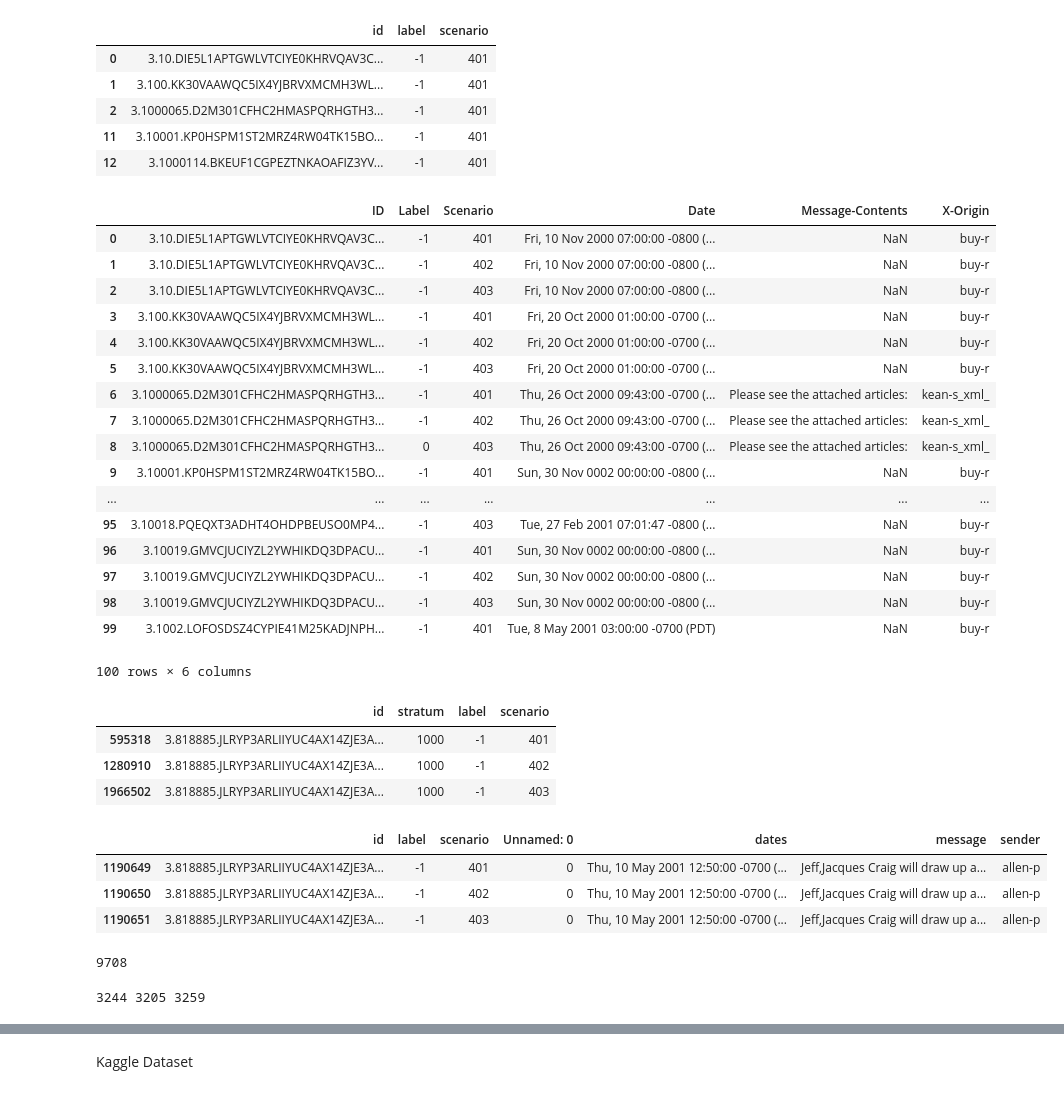
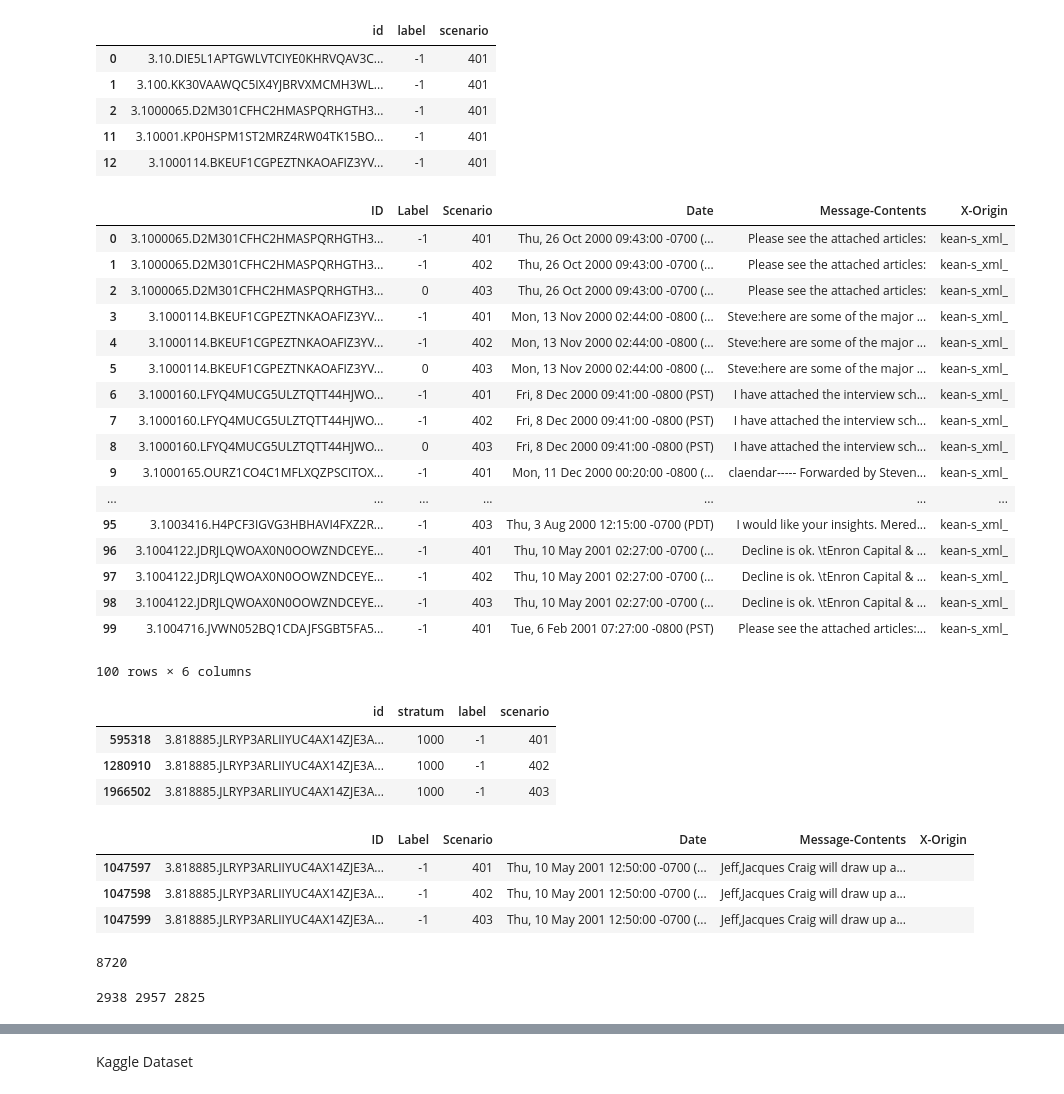
Before and after one commit to xingfanxia/comps_ediscovery, a Jupyter notebook: w2v.ipynb, the cells around one changed output, grey strips where cells are left out. Saved outputs shown, nothing was run; the diff lists cells and outputs as text; code cells hidden in the pictures.

```diff
--- a/w2v.ipynb
+++ b/w2v.ipynb
@@ -150,7 +157,7 @@ contents.to_csv('parsed_id_message_date_sender.csv')
 # %%
 contents = pd.read_csv('parsed_id_message_date_sender.csv', encoding='latin1')
 # %%
-ids = pd.read_csv('data/qrels.txt', encoding='latin1', sep=r'\s', header=None, names=['id', 'stratum', 'label'])
+ids = pd.read_csv('data/trecdata/qrels.txt', encoding='latin1', sep=r'\s', header=None, names=['id', 'stratum', 'label'])
 # %%
 ids.head()
 # %% [output]
@@ -207,29 +214,29 @@ to_join_left.head()
 # %%
 merged = pd.merge(to_join_left, contents)
 # %%
-merged.columns = ['ID','Label','Scenario','Garbage-ID','Date','Message-Contents','X-Origin']
+merged.columns = ['ID','Label','Scenario','Date','Message-Contents','X-Origin']
 # %%
 del merged['Garbage-ID']
 # %%
 merged.head(100)
 # %% [output]
 |  | ID | Label | Scenario | Date | Message-Contents | X-Origin |
-| 0 | 3.10.DIE5L1APTGWLVTCIYE0KHRVQAV3C... | -1 | 401 | Fri, 10 Nov 2000 07:00:00 -0800 (... | NaN | buy-r |
-| 1 | 3.10.DIE5L1APTGWLVTCIYE0KHRVQAV3C... | -1 | 402 | Fri, 10 Nov 2000 07:00:00 -0800 (... | NaN | buy-r |
-| 2 | 3.10.DIE5L1APTGWLVTCIYE0KHRVQAV3C... | -1 | 403 | Fri, 10 Nov 2000 07:00:00 -0800 (... | NaN | buy-r |
-| 3 | 3.100.KK30VAAWQC5IX4YJBRVXMCMH3WL... | -1 | 401 | Fri, 20 Oct 2000 01:00:00 -0700 (... | NaN | buy-r |
-| 4 | 3.100.KK30VAAWQC5IX4YJBRVXMCMH3WL... | -1 | 402 | Fri, 20 Oct 2000 01:00:00 -0700 (... | NaN | buy-r |
-| 5 | 3.100.KK30VAAWQC5IX4YJBRVXMCMH3WL... | -1 | 403 | Fri, 20 Oct 2000 01:00:00 -0700 (... | NaN | buy-r |
-| 6 | 3.1000065.D2M301CFHC2HMASPQRHGTH3... | -1 | 401 | Thu, 26 Oct 2000 09:43:00 -0700 (... | Please see the attached articles: | kean-s_xml_ |
-| 7 | 3.1000065.D2M301CFHC2HMASPQRHGTH3... | -1 | 402 | Thu, 26 Oct 2000 09:43:00 -0700 (... | Please see the attached articles: | kean-s_xml_ |
-| 8 | 3.1000065.D2M301CFHC2HMASPQRHGTH3... | 0 | 403 | Thu, 26 Oct 2000 09:43:00 -0700 (... | Please see the attached articles: | kean-s_xml_ |
-| 9 | 3.10001.KP0HSPM1ST2MRZ4RW04TK15BO... | -1 | 401 | Sun, 30 Nov 0002 00:00:00 -0800 (... | NaN | buy-r |
+| 0 | 3.1000065.D2M301CFHC2HMASPQRHGTH3... | -1 | 401 | Thu, 26 Oct 2000 09:43:00 -0700 (... | Please see the attached articles: | kean-s_xml_ |
+| 1 | 3.1000065.D2M301CFHC2HMASPQRHGTH3... | -1 | 402 | Thu, 26 Oct 2000 09:43:00 -0700 (... | Please see the attached articles: | kean-s_xml_ |
+| 2 | 3.1000065.D2M301CFHC2HMASPQRHGTH3... | 0 | 403 | Thu, 26 Oct 2000 09:43:00 -0700 (... | Please see the attached articles: | kean-s_xml_ |
+| 3 | 3.1000114.BKEUF1CGPEZTNKAOAFIZ3YV... | -1 | 401 | Mon, 13 Nov 2000 02:44:00 -0800 (... | Steve:here are some of the major ... | kean-s_xml_ |
+| 4 | 3.1000114.BKEUF1CGPEZTNKAOAFIZ3YV... | -1 | 402 | Mon, 13 Nov 2000 02:44:00 -0800 (... | Steve:here are some of the major ... | kean-s_xml_ |
+| 5 | 3.1000114.BKEUF1CGPEZTNKAOAFIZ3YV... | 0 | 403 | Mon, 13 Nov 2000 02:44:00 -0800 (... | Steve:here are some of the major ... | kean-s_xml_ |
+| 6 | 3.1000160.LFYQ4MUCG5ULZTQTT44HJWO... | -1 | 401 | Fri, 8 Dec 2000 09:41:00 -0800 (PST) | I have attached the interview sch... | kean-s_xml_ |
+| 7 | 3.1000160.LFYQ4MUCG5ULZTQTT44HJWO... | -1 | 402 | Fri, 8 Dec 2000 09:41:00 -0800 (PST) | I have attached the interview sch... | kean-s_xml_ |
+| 8 | 3.1000160.LFYQ4MUCG5ULZTQTT44HJWO... | 0 | 403 | Fri, 8 Dec 2000 09:41:00 -0800 (PST) | I have attached the interview sch... | kean-s_xml_ |
+| 9 | 3.1000165.OURZ1CO4C1MFLXQZPSCITOX... | -1 | 401 | Mon, 11 Dec 2000 00:20:00 -0800 (... | claendar----- Forwarded by Steven... | kean-s_xml_ |
 | ... | ... | ... | ... | ... | ... | ... |
-| 95 | 3.10018.PQEQXT3ADHT4OHDPBEUSO0MP4... | -1 | 403 | Tue, 27 Feb 2001 07:01:47 -0800 (... | NaN | buy-r |
-| 96 | 3.10019.GMVCJUCIYZL2YWHIKDQ3DPACU... | -1 | 401 | Sun, 30 Nov 0002 00:00:00 -0800 (... | NaN | buy-r |
-| 97 | 3.10019.GMVCJUCIYZL2YWHIKDQ3DPACU... | -1 | 402 | Sun, 30 Nov 0002 00:00:00 -0800 (... | NaN | buy-r |
-| 98 | 3.10019.GMVCJUCIYZL2YWHIKDQ3DPACU... | -1 | 403 | Sun, 30 Nov 0002 00:00:00 -0800 (... | NaN | buy-r |
-| 99 | 3.1002.LOFOSDSZ4CYPIE41M25KADJNPH... | -1 | 401 | Tue, 8 May 2001 03:00:00 -0700 (PDT) | NaN | buy-r |
+| 95 | 3.1003416.H4PCF3IGVG3HBHAVI4FXZ2R... | -1 | 403 | Thu, 3 Aug 2000 12:15:00 -0700 (PDT) | I would like your insights. Mered... | kean-s_xml_ |
+| 96 | 3.1004122.JDRJLQWOAX0N0OOWZNDCEYE... | -1 | 401 | Thu, 10 May 2001 02:27:00 -0700 (... | Decline is ok. \tEnron Capital & ... | kean-s_xml_ |
+| 97 | 3.1004122.JDRJLQWOAX0N0OOWZNDCEYE... | -1 | 402 | Thu, 10 May 2001 02:27:00 -0700 (... | Decline is ok. \tEnron Capital & ... | kean-s_xml_ |
+| 98 | 3.1004122.JDRJLQWOAX0N0OOWZNDCEYE... | -1 | 403 | Thu, 10 May 2001 02:27:00 -0700 (... | Decline is ok. \tEnron Capital & ... | kean-s_xml_ |
+| 99 | 3.1004716.JVWN052BQ1CDAJFSGBT5FA5... | -1 | 401 | Tue, 6 Feb 2001 07:27:00 -0800 (PST) | Please see the attached articles:... | kean-s_xml_ |
 100 rows × 6 columns
 # %%
 ids.loc[ids['id'] == '3.818885.JLRYP3ARLIIYUC4AX14ZJE3A1RAPULBFA']
@@ -239,28 +246,28 @@ ids.loc[ids['id'] == '3.818885.JLRYP3ARLIIYUC4AX14ZJE3A1RAPULBFA']
 | 1280910 | 3.818885.JLRYP3ARLIIYUC4AX14ZJE3A... | 1000 | -1 | 402 |
 | 1966502 | 3.818885.JLRYP3ARLIIYUC4AX14ZJE3A... | 1000 | -1 | 403 |
 # %%
-merged.loc[merged['id'] == '3.818885.JLRYP3ARLIIYUC4AX14ZJE3A1RAPULBFA']
+merged.loc[merged['ID'] == '3.818885.JLRYP3ARLIIYUC4AX14ZJE3A1RAPULBFA']
 # %% [output]
-|  | id | label | scenario | Unnamed: 0 | dates | message | sender |
-| 1190649 | 3.818885.JLRYP3ARLIIYUC4AX14ZJE3A... | -1 | 401 | 0 | Thu, 10 May 2001 12:50:00 -0700 (... | Jeff,Jacques Craig will draw up a... | allen-p |
-| 1190650 | 3.818885.JLRYP3ARLIIYUC4AX14ZJE3A... | -1 | 402 | 0 | Thu, 10 May 2001 12:50:00 -0700 (... | Jeff,Jacques Craig will draw up a... | allen-p |
-| 1190651 | 3.818885.JLRYP3ARLIIYUC4AX14ZJE3A... | -1 | 403 | 0 | Thu, 10 May 2001 12:50:00 -0700 (... | Jeff,Jacques Craig will draw up a... | allen-p |
+|  | ID | Label | Scenario | Date | Message-Contents | X-Origin |
+| 1047597 | 3.818885.JLRYP3ARLIIYUC4AX14ZJE3A... | -1 | 401 | Thu, 10 May 2001 12:50:00 -0700 (... | Jeff,Jacques Craig will draw up a... |  |
+| 1047598 | 3.818885.JLRYP3ARLIIYUC4AX14ZJE3A... | -1 | 402 | Thu, 10 May 2001 12:50:00 -0700 (... | Jeff,Jacques Craig will draw up a... |  |
+| 1047599 | 3.818885.JLRYP3ARLIIYUC4AX14ZJE3A... | -1 | 403 | Thu, 10 May 2001 12:50:00 -0700 (... | Jeff,Jacques Craig will draw up a... |  |
 # %%
 merged.to_csv('merged_id_label_senario_dates_message_sender.csv')
 # %%
 ??pd.merge
 # %%
-gold_standard = merged.loc[merged['label'].isin([0,1])]
+gold_standard = merged.loc[merged['Label'].isin([0,1])]
 print(len(gold_standard))
 # %% [output]
-9708
+8720
 # %%
-first = gold_standard.loc[gold_standard['scenario'] == '401']
-second = gold_standard.loc[gold_standard['scenario'] == '402']
-third = gold_standard.loc[gold_standard['scenario'] == '403']
+first = gold_standard.loc[gold_standard['Scenario'] == '401']
+second = gold_standard.loc[gold_standard['Scenario'] == '402']
+third = gold_standard.loc[gold_standard['Scenario'] == '403']
 print(len(first), len(second), len(third))
 # %% [output]
-3244 3205 3259
+2938 2957 2825
 # %%
 %cp merged_id_label_senario_dates_message_sender.csv data/
 # %%
```
Also changed, not shown: parts of 27 cells of this notebook, 1 other file.
